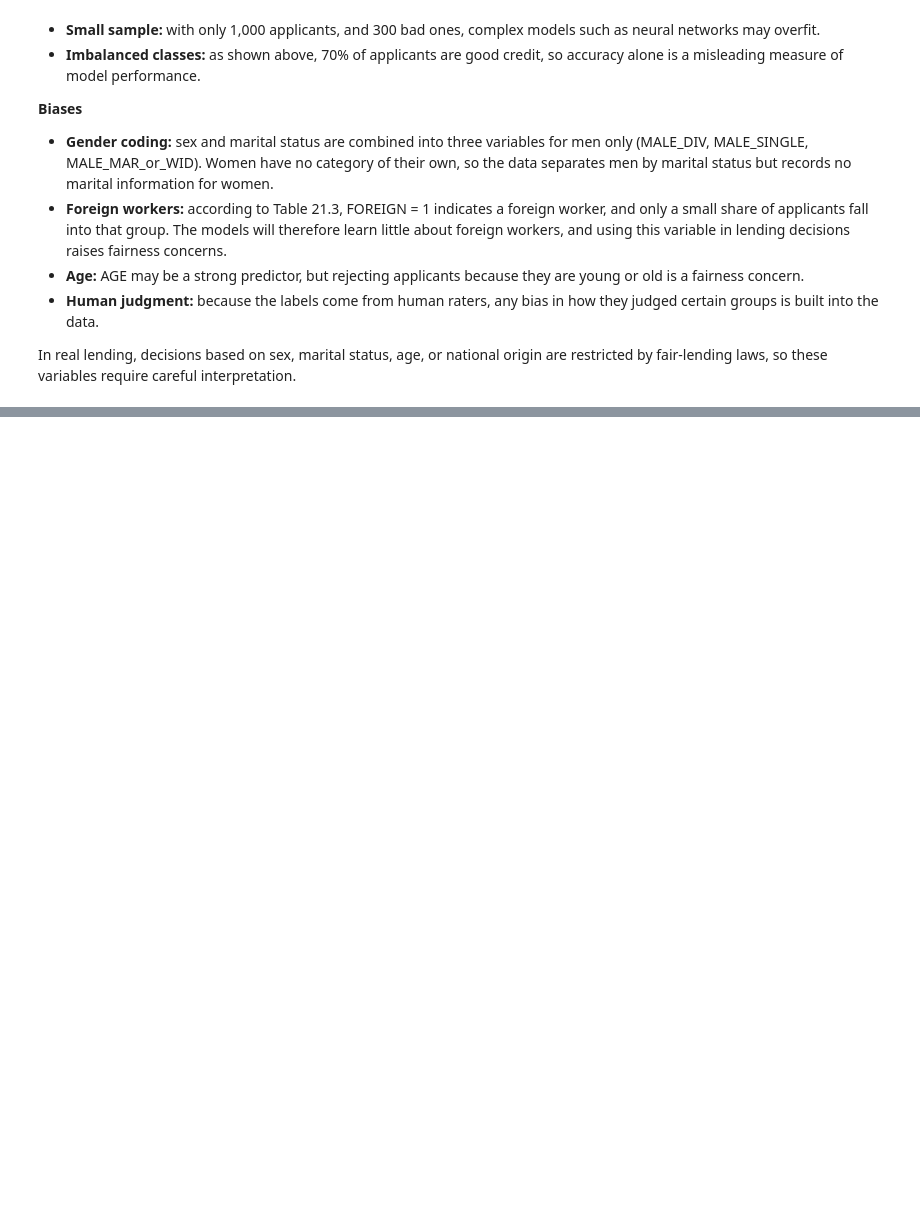
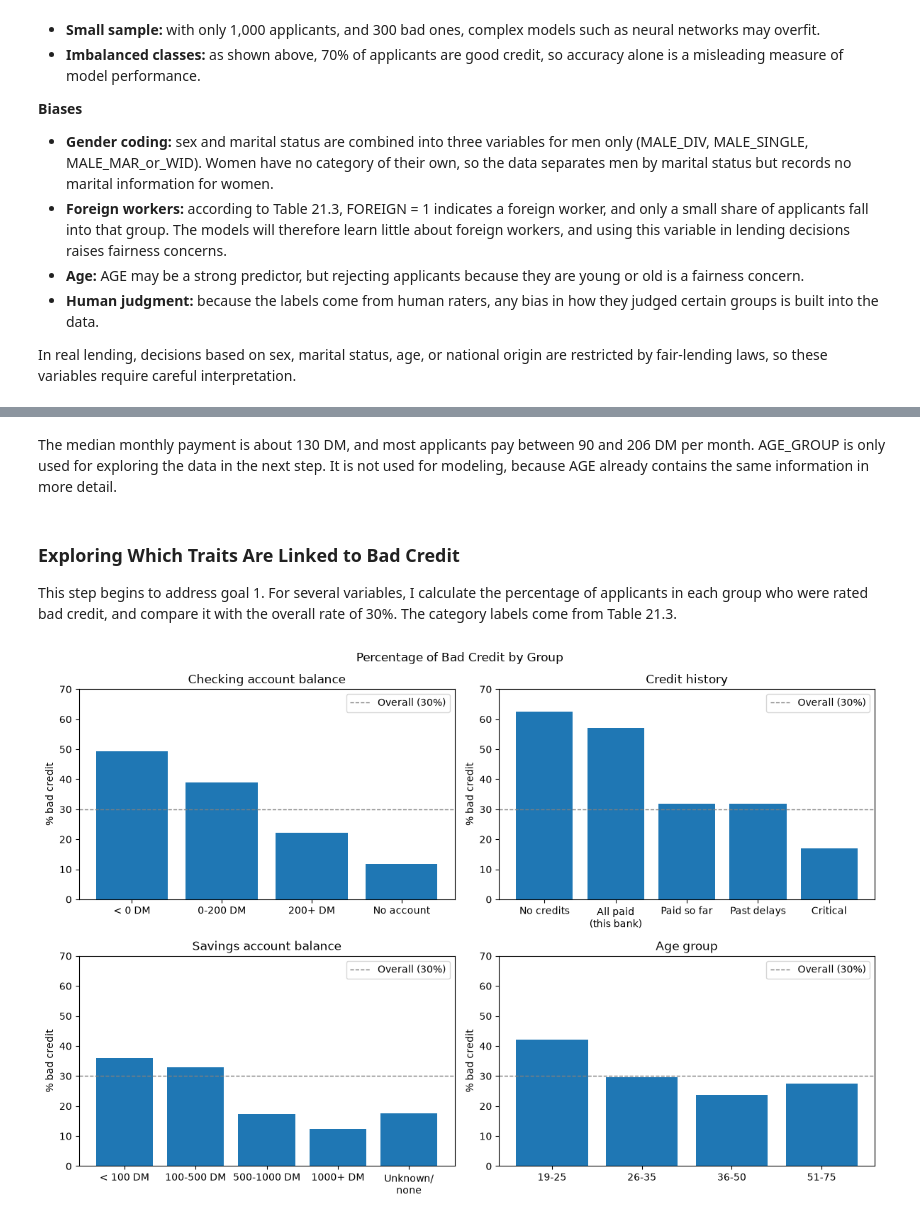
Before and after one commit to anitaroese/german-credit-risk-analysis, a Jupyter notebook: notebooks/01_course_project.ipynb, the cells around one changed output, grey strips where cells are left out. Cells and saved outputs as stored; diff of their text form; code cells hidden in the pictures; blank space fills up the shorter version.

```diff
--- a/notebooks/01_course_project.ipynb
+++ b/notebooks/01_course_project.ipynb
@@ -164,0 +268,4 @@ In real lending, decisions based on sex, marital status, age, or national origin
+# %%
+# drop the ID column
+data = data.drop(columns='OBS#')
+data.shape
@@ -164,0 +282,9 @@ In real lending, decisions based on sex, marital status, age, or national origin
+# %%
+# new ratio variable: approximate payment per month
+data['MONTHLY_PAYMENT'] = (data['AMOUNT'] / data['DURATION']).round(2)
+
+# new category variable: age ranges
+data['AGE_GROUP'] = pd.cut(data['AGE'], bins=[18, 25, 35, 50, 75],
+                           labels=['19-25', '26-35', '36-50', '51-75'])
+
+data[['AMOUNT', 'DURATION', 'MONTHLY_PAYMENT', 'AGE', 'AGE_GROUP']].head()
@@ -164,0 +311,39 @@ In real lending, decisions based on sex, marital status, age, or national origin
+# %% [markdown]
+The median monthly payment is about 130 DM, and most applicants pay between 90 and 206 DM per month. AGE_GROUP is only used for exploring the data in the next step. It is not used for modeling, because AGE already contains the same information in more detail.
+# %% [markdown]
+### Exploring Which Traits Are Linked to Bad Credit
+This step begins to address goal 1. For several variables, I calculate the percentage of applicants in each group who were rated bad credit, and compare it with the overall rate of 30%. The category labels come from Table 21.3.
+# %%
+# percentage of bad credit in each group of a variable
+def bad_rate(col):
+    return (data['RESPONSE'] == 0).groupby(data[col], observed=True).mean() * 100
+
+charts = {
+    'CHK_ACCT': ['< 0 DM', '0-200 DM', '200+ DM', 'No account'],
+    'HISTORY': ['No credits', 'All paid\n(this bank)', 'Paid so far', 'Past delays', 'Critical'],
+    'SAV_ACCT': ['< 100 DM', '100-500 DM', '500-1000 DM', '1000+ DM', 'Unknown/\nnone'],
+    'AGE_GROUP': ['19-25', '26-35', '36-50', '51-75'],
+}
+titles = {
+    'CHK_ACCT': 'Checking account balance',
+    'HISTORY': 'Credit history',
+    'SAV_ACCT': 'Savings account balance',
+    'AGE_GROUP': 'Age group',
+}
+
+fig, axes = plt.subplots(2, 2, figsize=(12, 8))
+
+for ax, (col, labels) in zip(axes.flatten(), charts.items()):
+    rates = bad_rate(col)
+    ax.bar(labels, rates.values)
+    ax.axhline(30, color='gray', linestyle='--', linewidth=1, label='Overall (30%)')
+    ax.set_title(titles[col])
+    ax.set_ylabel('% bad credit')
+    ax.set_ylim(0, 70)
+    ax.legend()
+
+plt.suptitle('Percentage of Bad Credit by Group')
+plt.tight_layout()
+plt.show()
+# %% [output]
+[figure, added]
```
Also changed, not shown: parts of 38 cells of this notebook.
